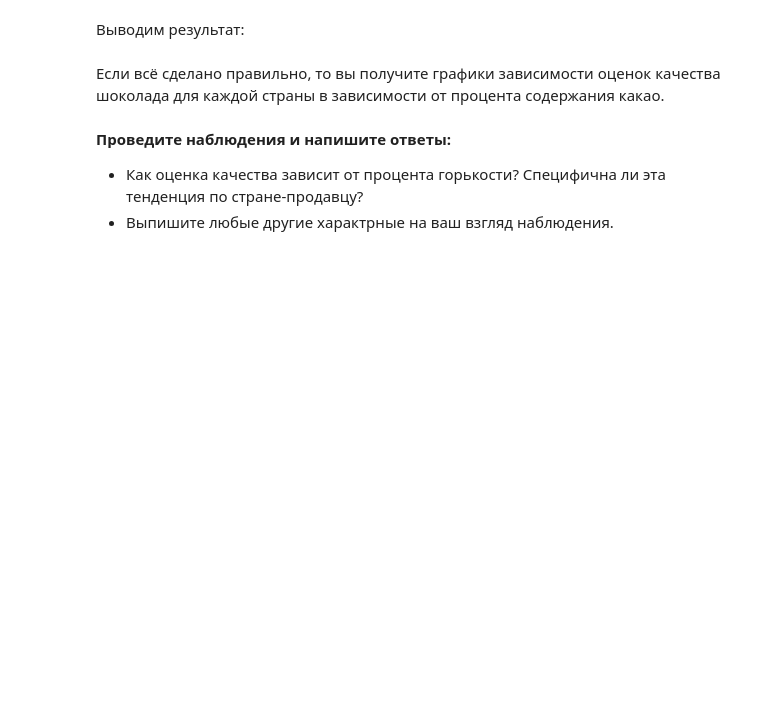
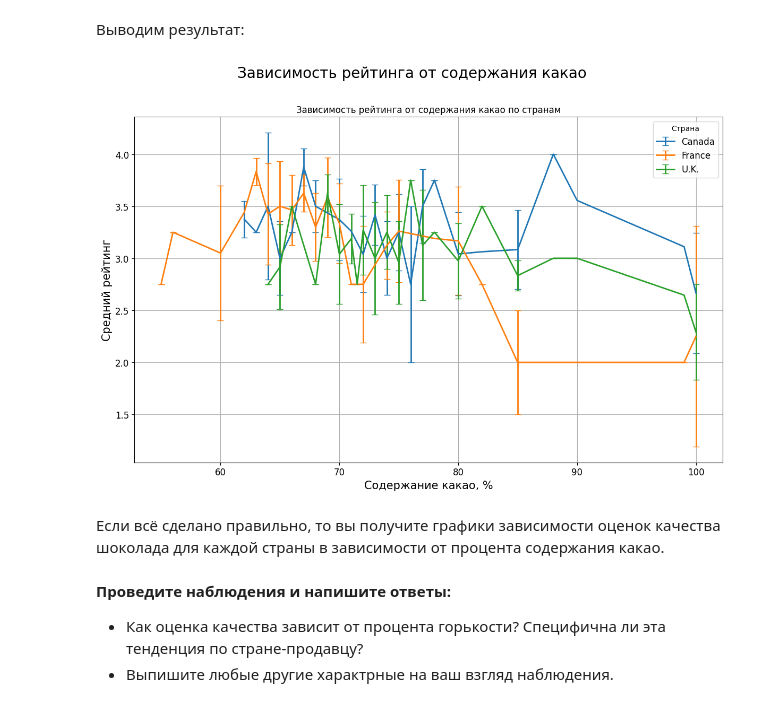
Before and after one commit to A-l-E-v/ML-Engineer, a Jupyter notebook: PyLibs/Matplotlib/Homework_2.ipynb, the cells around one changed output. Cells and saved outputs as stored; diff of their text form; code cells hidden in the pictures; blank space fills up the shorter version.

Commit message:
Matplotlib p.2 done!

```diff
--- a/PyLibs/Matplotlib/Homework_2.ipynb
+++ b/PyLibs/Matplotlib/Homework_2.ipynb
@@ -175,0 +257,18 @@ plt.suptitle("Зависимость рейтинга от содержания
+# %%
+import matplotlib.pyplot as plt
+import pandas as pd
+import numpy as np
+
+# Предполагаем, что data_short уже определен и содержит нужные данные
+print("Первые строки данных:")
+print(data_short.head())
+
+# Группировка и вычисление статистик
+grouping = data_short.groupby(["company_location", "cocoa_percent, %"])
+means = grouping.mean()
+std = grouping.std()
+std.fillna(0.0, inplace=True)  # Заменяем NaN на 0 для случаев с одной оценкой
+
+# Преобразуем в табличную форму
+means_unstacked = means.unstack(level=0).interpolate()
+std_unstacked = std.unstack(level=0)
@@ -180,3 +285,32 @@ plt.show()
+# %%
+# Создаем фигуру и оси перед построением графика
+fig, ax = plt.subplots(figsize=(12, 8))
+
+# Построение графика с ошибками
+means_unstacked['rating'].plot(
+    yerr=std_unstacked['rating'],
+    capsize=4,
+    grid=True,
+    title="Зависимость рейтинга от содержания какао по странам",
+    linewidth=2,
+    fontsize=12,
+    ax=ax
+)
+
+# Настройка оформления
+ax.set_ylabel("Средний рейтинг", fontsize=15)
+ax.set_xlabel("Содержание какао, %", fontsize=15)
+ax.legend(fontsize=12, title="Страна")
+plt.suptitle("Зависимость рейтинга от содержания какао", fontsize=20, y=1.02)
+
+# Оптимизация расположения элементов
+plt.tight_layout()
+
+# Сохранение и отображение
+plt.savefig("cocoa_rating_relationship.png", dpi=300, bbox_inches='tight')
+plt.show()
+# %% [output]
+[figure, added]
 # %% [markdown]
 Если всё сделано правильно, то вы получите графики зависимости оценок качества шоколада для каждой страны в зависимости от процента содержания какао. <br>
 # %% [markdown]
```
Also changed, not shown: parts of 17 cells of this notebook, 13 other files.
